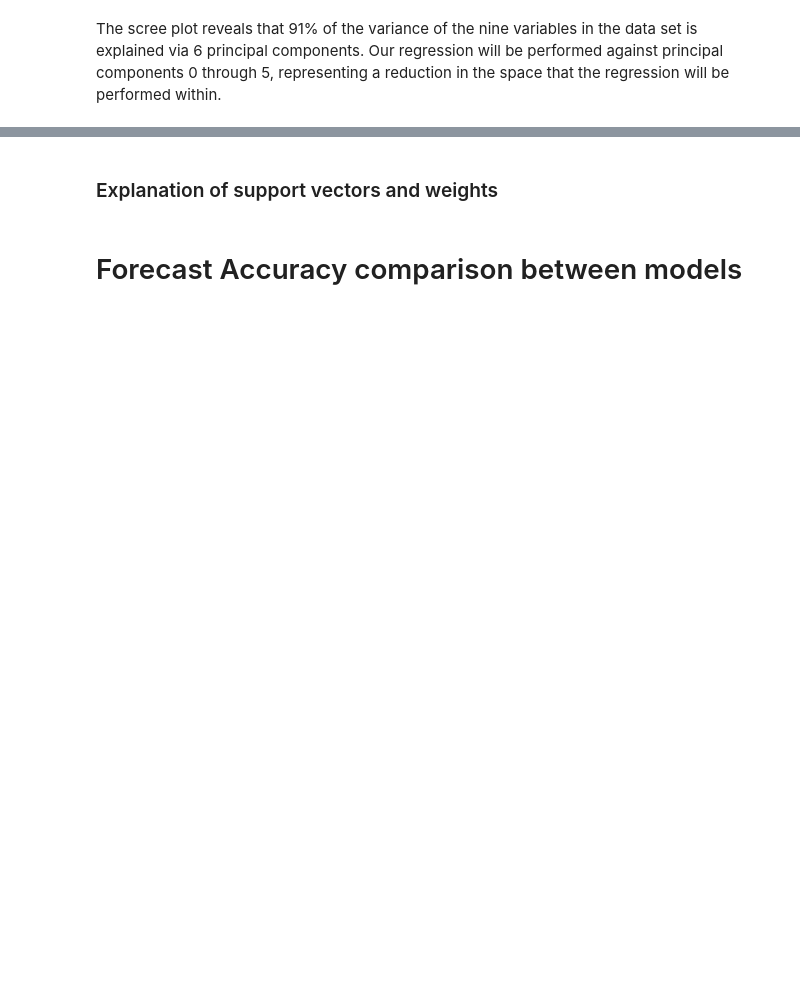
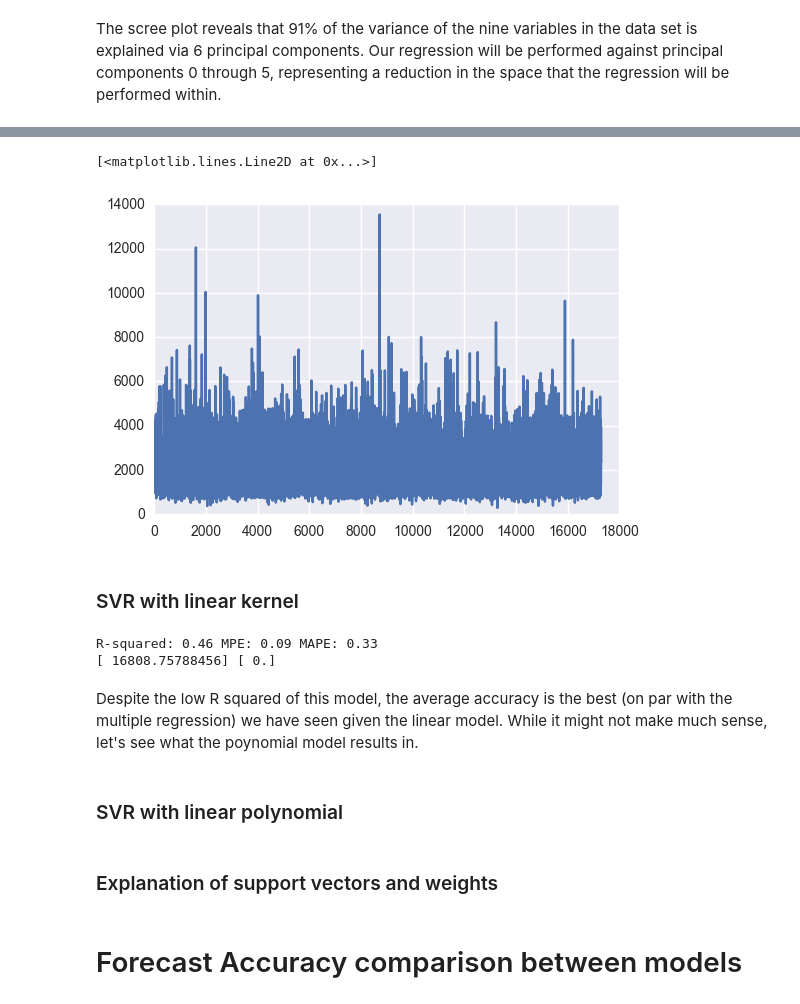
Before and after one commit to dpmurraygt/RegressionSVM, a Jupyter notebook: Mini_project_1_v01.ipynb, the cells around one changed output, grey strips where cells are left out. Saved outputs shown, nothing was run; the diff lists cells and outputs as text; code cells hidden in the pictures; blank space fills up the shorter version.

```diff
--- a/Mini_project_1_v01.ipynb
+++ b/Mini_project_1_v01.ipynb
@@ -205,0 +315,31 @@ The scree plot reveals that 91% of the variance of the nine variables in the dat
+# %%
+# we will now do an Support vector regression
+
+# Let's start with a single variable
+
+x_train_model = np.array(x_train[['sqft_living']])
+y_train_model = np.array(y_train)
+
+x_test_model = np.array(x_test[['sqft_living']])
+y_test_model = np.array(y_test)
+
+clf = svm.SVR(kernel = 'rbf')
+
+clf.fit(x_train_model,y_train_model)
+
+clf.score(x_test_model, y_test_model)
+
+prediction = clf.predict(x_test_model)
+
+mean_percent_error = np.mean(prediction/y_test_model-1)
+
+mean_absolute_percent_error = np.mean(abs(prediction/y_test_model-1))
+
+# check the R**2
+print('R-squared: %.2f' % clf.score(x_test_model, y_test_model), 'MPE: %.2f' % mean_percent_error, 'MAPE: %.2f' % mean_absolute_percent_error  )
+
+# look at the p-value
+
+f, pval = sk.feature_selection.f_regression(x_train_model, y_train_model)
+
+print(f, pval)
@@ -205,0 +376,41 @@ The scree plot reveals that 91% of the variance of the nine variables in the dat
+# %%
+plt.plot(pd.DataFrame(clf.support_vectors_))
+# %% [output]
+[<matplotlib.lines.Line2D at 0x...>]
+[figure, added]
+# %% [markdown]
+### SVR with linear kernel
+# %%
+x_train_model = np.array(x_train[['sqft_living']])
+y_train_model = np.array(y_train)
+
+x_test_model = np.array(x_test[['sqft_living']])
+y_test_model = np.array(y_test)
+
+clf = svm.SVR(kernel = 'linear')
+
+clf.fit(x_train_model,y_train_model)
+
+clf.score(x_test_model, y_test_model)
+
+prediction = clf.predict(x_test_model)
+
+mean_percent_error = np.mean(prediction/y_test_model-1)
+
+mean_absolute_percent_error = np.mean(abs(prediction/y_test_model-1))
+
+# check the R**2
+print('R-squared: %.2f' % clf.score(x_test_model, y_test_model), 'MPE: %.2f' % mean_percent_error, 'MAPE: %.2f' % mean_absolute_percent_error  )
+
+# look at the p-value
+
+f, pval = sk.feature_selection.f_regression(x_train_model, y_train_model)
+
+print(f, pval)
+# %% [output]
+R-squared: 0.46 MPE: 0.09 MAPE: 0.33
+[ 16808.75788456] [ 0.]
+# %% [markdown]
+Despite the low R squared of this model, the average accuracy is the best (on par with the multiple regression) we have seen given the linear model.  While it might not make much sense, let's see what the poynomial model results in.
+# %% [markdown]
+### SVR with linear polynomial
```
Also changed, not shown: parts of 23 cells of this notebook.
